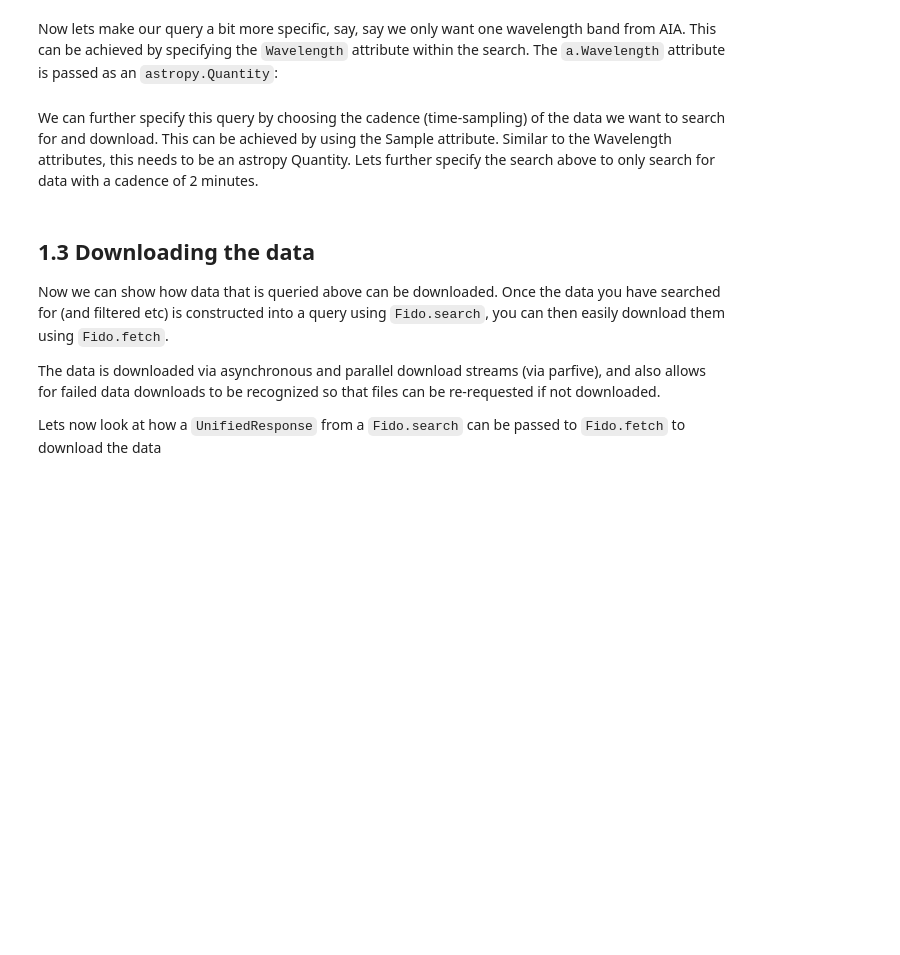
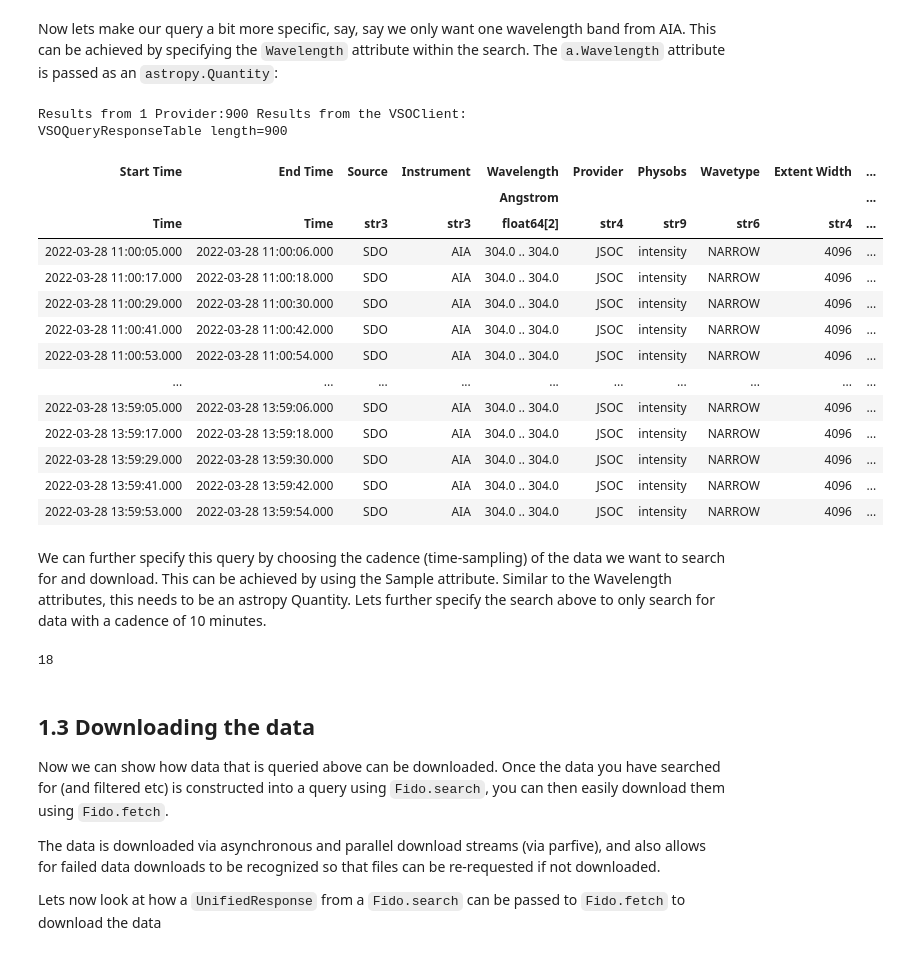
Before and after one commit to hayesla/ESPDSummerSchoolSunPy, a Jupyter notebook: 1. Solar Data Search and Download.ipynb, the cells around one changed output. Cells and saved outputs as stored; diff of their text form; code cells hidden in the pictures; blank space fills up the shorter version.

```diff
--- a/1. Solar Data Search and Download.ipynb
+++ b/1. Solar Data Search and Download.ipynb
@@ -190,16 +206,35 @@ result = Fido.search(a.Time("2022-03-28 11:00", "2022-03-28 14:00"),
                      a.Instrument("AIA"),
                      a.Wavelength(304*u.angstrom))
 # %%
-# result
+result
+# %% [output]
+Results from 1 Provider:900 Results from the VSOClient:
+VSOQueryResponseTable length=900
+| Start Time | End Time | Source | Instrument | Wavelength | Provider | Physobs | Wavetype | Extent Width | ... |
+|  |  |  |  | Angstrom |  |  |  |  | ... |
+| Time | Time | str3 | str3 | float64[2] | str4 | str9 | str6 | str4 | ... |
+| 2022-03-28 11:00:05.000 | 2022-03-28 11:00:06.000 | SDO | AIA | 304.0 .. 304.0 | JSOC | intensity | NARROW | 4096 | ... |
+| 2022-03-28 11:00:17.000 | 2022-03-28 11:00:18.000 | SDO | AIA | 304.0 .. 304.0 | JSOC | intensity | NARROW | 4096 | ... |
+| 2022-03-28 11:00:29.000 | 2022-03-28 11:00:30.000 | SDO | AIA | 304.0 .. 304.0 | JSOC | intensity | NARROW | 4096 | ... |
+| 2022-03-28 11:00:41.000 | 2022-03-28 11:00:42.000 | SDO | AIA | 304.0 .. 304.0 | JSOC | intensity | NARROW | 4096 | ... |
+| 2022-03-28 11:00:53.000 | 2022-03-28 11:00:54.000 | SDO | AIA | 304.0 .. 304.0 | JSOC | intensity | NARROW | 4096 | ... |
+| ... | ... | ... | ... | ... | ... | ... | ... | ... | ... |
+| 2022-03-28 13:59:05.000 | 2022-03-28 13:59:06.000 | SDO | AIA | 304.0 .. 304.0 | JSOC | intensity | NARROW | 4096 | ... |
+| 2022-03-28 13:59:17.000 | 2022-03-28 13:59:18.000 | SDO | AIA | 304.0 .. 304.0 | JSOC | intensity | NARROW | 4096 | ... |
+| 2022-03-28 13:59:29.000 | 2022-03-28 13:59:30.000 | SDO | AIA | 304.0 .. 304.0 | JSOC | intensity | NARROW | 4096 | ... |
+| 2022-03-28 13:59:41.000 | 2022-03-28 13:59:42.000 | SDO | AIA | 304.0 .. 304.0 | JSOC | intensity | NARROW | 4096 | ... |
+| 2022-03-28 13:59:53.000 | 2022-03-28 13:59:54.000 | SDO | AIA | 304.0 .. 304.0 | JSOC | intensity | NARROW | 4096 | ... |
 # %% [markdown]
-We can further specify this query by choosing the cadence (time-sampling) of the data we want to search for and download. This can be achieved by using the Sample attribute. Similar to the Wavelength attributes, this needs to be an astropy Quantity. Lets further specify the search above to only search for data with a cadence of 2 minutes.
+We can further specify this query by choosing the cadence (time-sampling) of the data we want to search for and download. This can be achieved by using the Sample attribute. Similar to the Wavelength attributes, this needs to be an astropy Quantity. Lets further specify the search above to only search for data with a cadence of 10 minutes.
 # %%
 result = Fido.search(a.Time("2022-03-28 11:00", "2022-03-28 14:00"),
                      a.Instrument("AIA"),
                      a.Wavelength(304*u.angstrom),
                      a.Sample(10*u.min))
 # %%
-# len(result[0])
+len(result[0])
+# %% [output]
+18
 # %% [markdown]
 ## 1.3 Downloading the data
 
```
Also changed, not shown: parts of 19 cells of this notebook.
